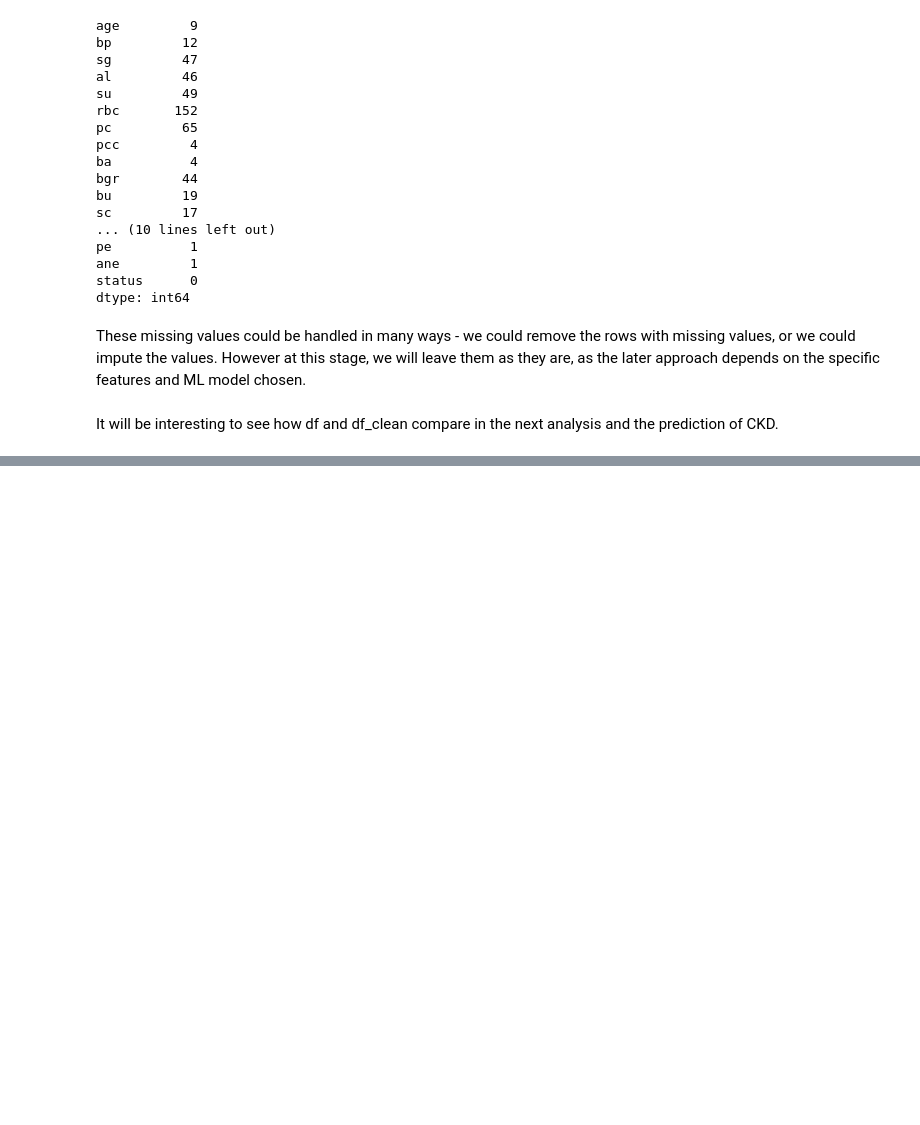
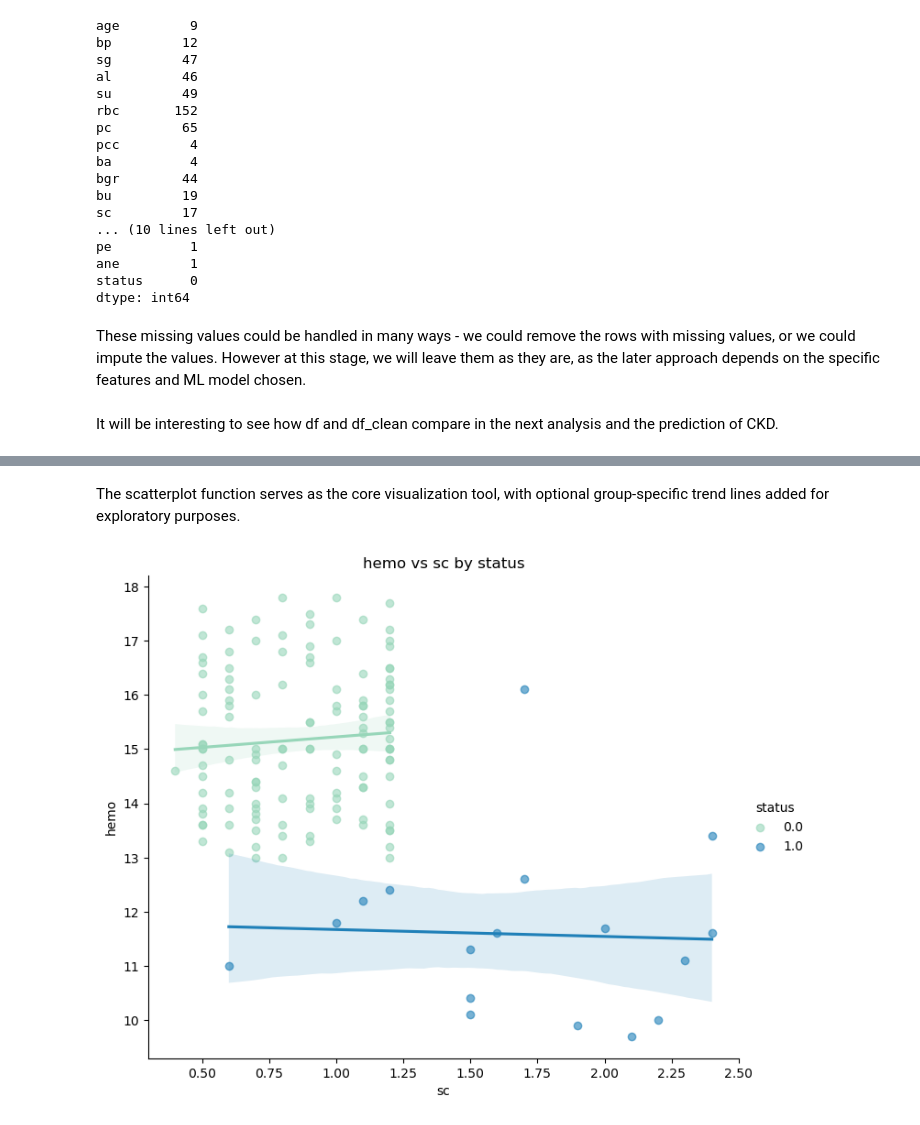
Before and after one commit to harasarahh/chronic-kidney-disease-prediction, a Jupyter notebook: GroupL_finalproject.ipynb, the cells around one changed output, grey strips where cells are left out. Drawn from its saved outputs; the diff is of its cells as text; code cells hidden in the pictures; blank space fills up the shorter version.

```diff
--- a/GroupL_finalproject.ipynb
+++ b/GroupL_finalproject.ipynb
@@ -151,0 +331,12 @@ It will be interesting to see how df and df_clean compare in the next analysis a
+# %% [markdown]
+The scatterplot function serves as the core visualization tool, with optional group-specific trend lines added for exploratory purposes.
+# %%
+scatterplot_by_group(
+    cleaned_dataframe,
+    x_var='sc',
+    y_var='hemo',
+    group_col='status',
+    add_trend=True
+)
+# %% [output]
+[figure, added]
```
Also changed, not shown: parts of 17 cells of this notebook.
